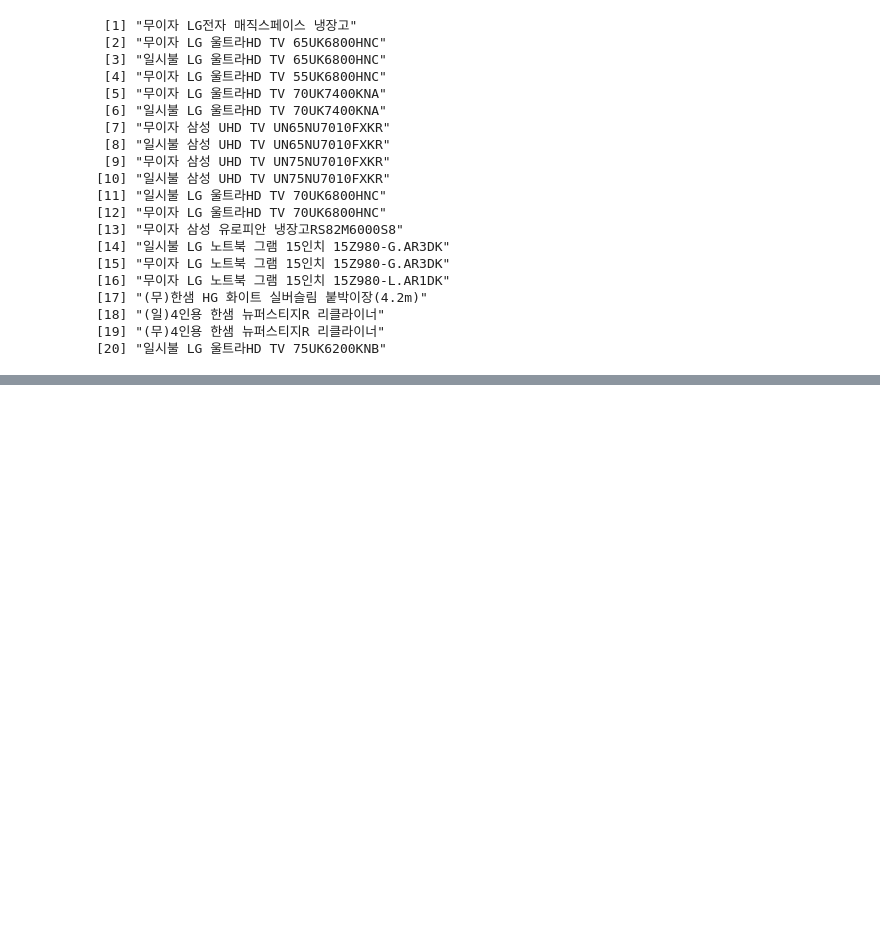
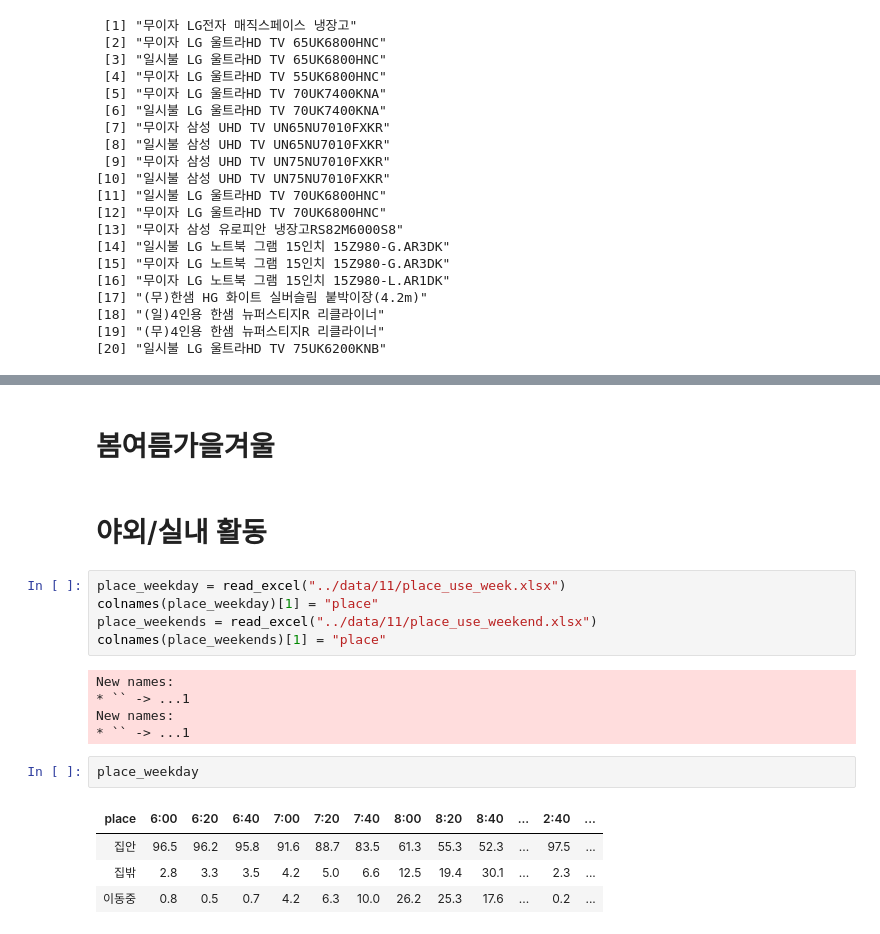
Before and after one commit to s-seo/bigcon_2020_mmmz, a Jupyter notebook: eda/eda_sm.ipynb, the cells around one changed output, grey strips where cells are left out. Saved outputs shown, nothing was run; the diff lists cells and outputs as text; blank space fills up the shorter version.

```diff
--- a/eda/eda_sm.ipynb
+++ b/eda/eda_sm.ipynb
@@ -620,0 +666,21 @@ head(unique(hshop.sales$상품명[hshop.sales$상품코드 %in% bpower_list$상
+# %% [markdown]
+# 봄여름가을겨울
+# %% [markdown]
+# 야외/실내 활동
+# %%
+place_weekday = read_excel("../data/11/place_use_week.xlsx")
+colnames(place_weekday)[1] = "place"
+place_weekends = read_excel("../data/11/place_use_weekend.xlsx")
+colnames(place_weekends)[1] = "place"
+# %% [output]
+New names:
+* `` -> ...1
+New names:
+* `` -> ...1
+# %%
+place_weekday
+# %% [output]
+| place | 6:00 | 6:20 | 6:40 | 7:00 | 7:20 | 7:40 | 8:00 | 8:20 | 8:40 | ... | 2:40 | ... |
+| 집안 | 96.5 | 96.2 | 95.8 | 91.6 | 88.7 | 83.5 | 61.3 | 55.3 | 52.3 | ... | 97.5 | ... |
+| 집밖 | 2.8 | 3.3 | 3.5 | 4.2 | 5.0 | 6.6 | 12.5 | 19.4 | 30.1 | ... | 2.3 | ... |
+| 이동중 | 0.8 | 0.5 | 0.7 | 4.2 | 6.3 | 10.0 | 26.2 | 25.3 | 17.6 | ... | 0.2 | ... |
```
Also changed, not shown: parts of 35 cells of this notebook, 6 other files.
